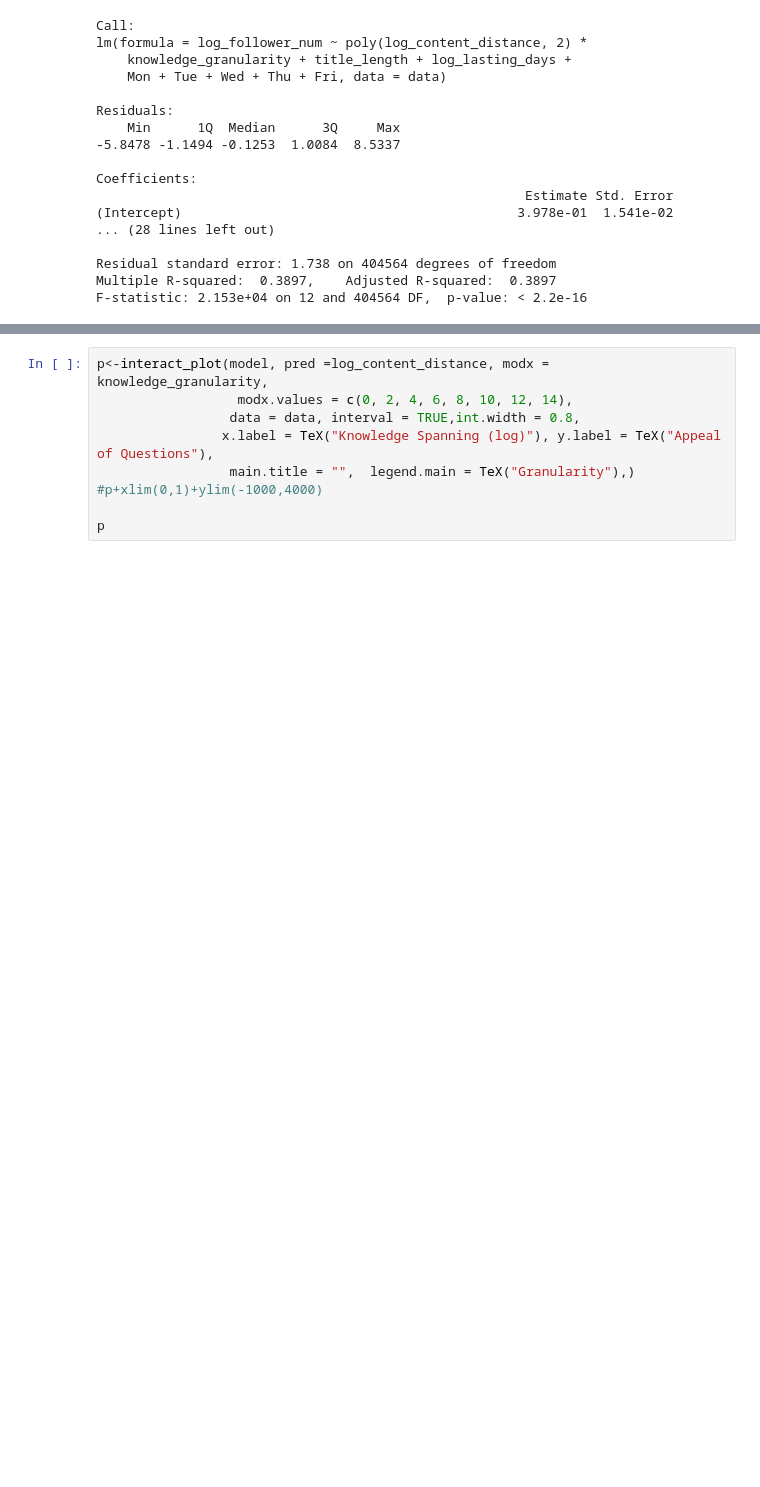
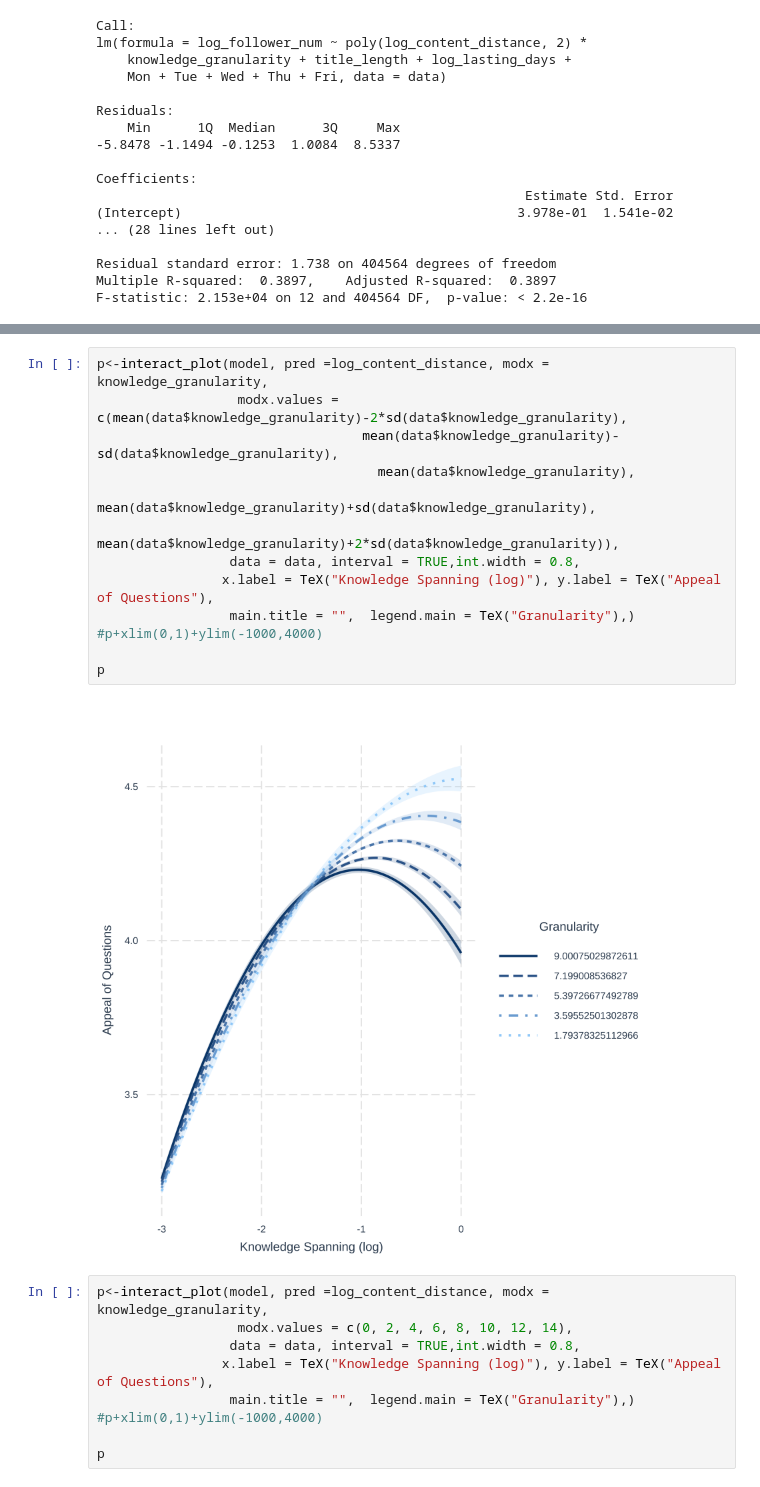
Before and after one commit to socrateslab/knowledge-spanning, a Jupyter notebook: knowledge_spanning_final.ipynb, the cells around one changed output, grey strips where cells are left out. Cells and saved outputs as stored; diff of their text form; blank space fills up the shorter version.

```diff
--- a/knowledge_spanning_final.ipynb
+++ b/knowledge_spanning_final.ipynb
@@ -151,3 +150,18 @@ pdf
+# %%
+p<-interact_plot(model, pred =log_content_distance, modx = knowledge_granularity,
+                  modx.values = c(mean(data$knowledge_granularity)-2*sd(data$knowledge_granularity),
+                                  mean(data$knowledge_granularity)-sd(data$knowledge_granularity),
+                                    mean(data$knowledge_granularity),
+                                    mean(data$knowledge_granularity)+sd(data$knowledge_granularity),
+                                    mean(data$knowledge_granularity)+2*sd(data$knowledge_granularity)),
+                 data = data, interval = TRUE,int.width = 0.8,
+                x.label = TeX("Knowledge Spanning (log)"), y.label = TeX("Appeal of Questions"),
+                 main.title = "",  legend.main = TeX("Granularity"),)
+#p+xlim(0,1)+ylim(-1000,4000)
+
+p
+# %% [output]
+[figure, added]
 # %%
 p<-interact_plot(model, pred =log_content_distance, modx = knowledge_granularity,
                   modx.values = c(0, 2, 4, 6, 8, 10, 12, 14),
```
Also changed, not shown: parts of 5 cells of this notebook.
